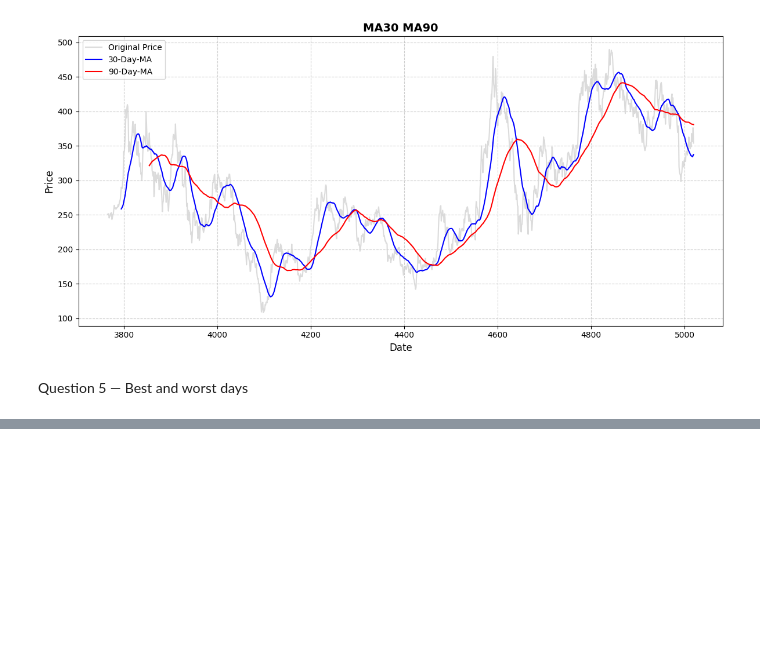
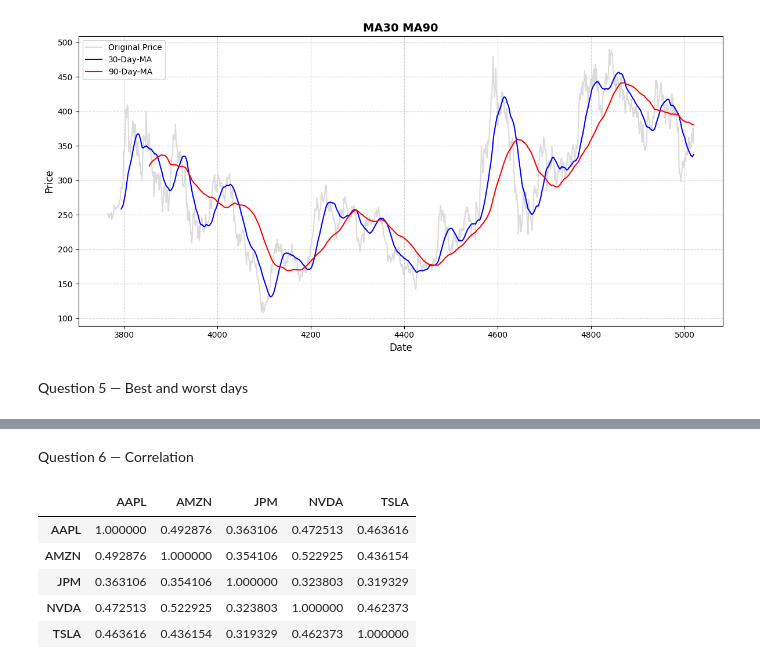
Before and after one commit to shota98501/workspace, a Jupyter notebook: Project/stockmarket_project/stockmarket.ipynb, the cells around one changed output, grey strips where cells are left out. Drawn from its saved outputs; the diff is of its cells as text; code cells hidden in the pictures; blank space fills up the shorter version.

```diff
--- a/Project/stockmarket_project/stockmarket.ipynb
+++ b/Project/stockmarket_project/stockmarket.ipynb
@@ -376,0 +530,13 @@ TypeError: DataFrame.nlargest() missing 1 required positional argument: 'columns
+# %% [markdown]
+Question 6 — Correlation
+# %%
+correlation = daily_return.corr()
+
+correlation
+# %% [output]
+|  | AAPL | AMZN | JPM | NVDA | TSLA |
+| AAPL | 1.000000 | 0.492876 | 0.363106 | 0.472513 | 0.463616 |
+| AMZN | 0.492876 | 1.000000 | 0.354106 | 0.522925 | 0.436154 |
+| JPM | 0.363106 | 0.354106 | 1.000000 | 0.323803 | 0.319329 |
+| NVDA | 0.472513 | 0.522925 | 0.323803 | 1.000000 | 0.462373 |
+| TSLA | 0.463616 | 0.436154 | 0.319329 | 0.462373 | 1.000000 |
```
Also changed, not shown: parts of 31 cells of this notebook.
